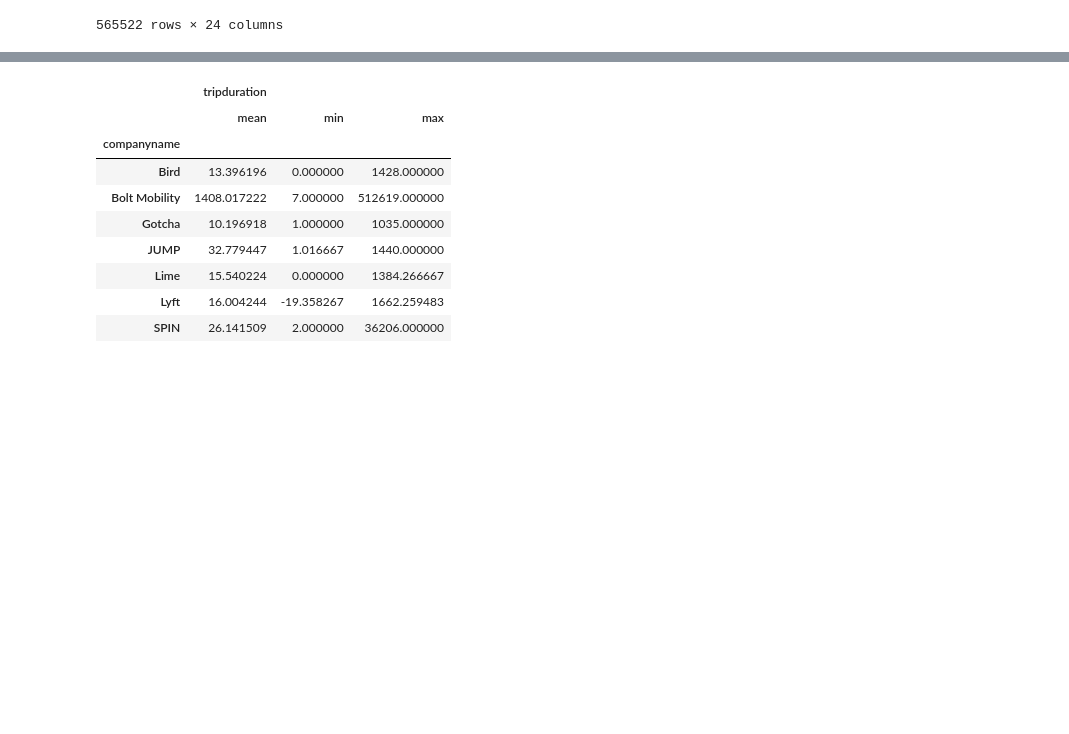
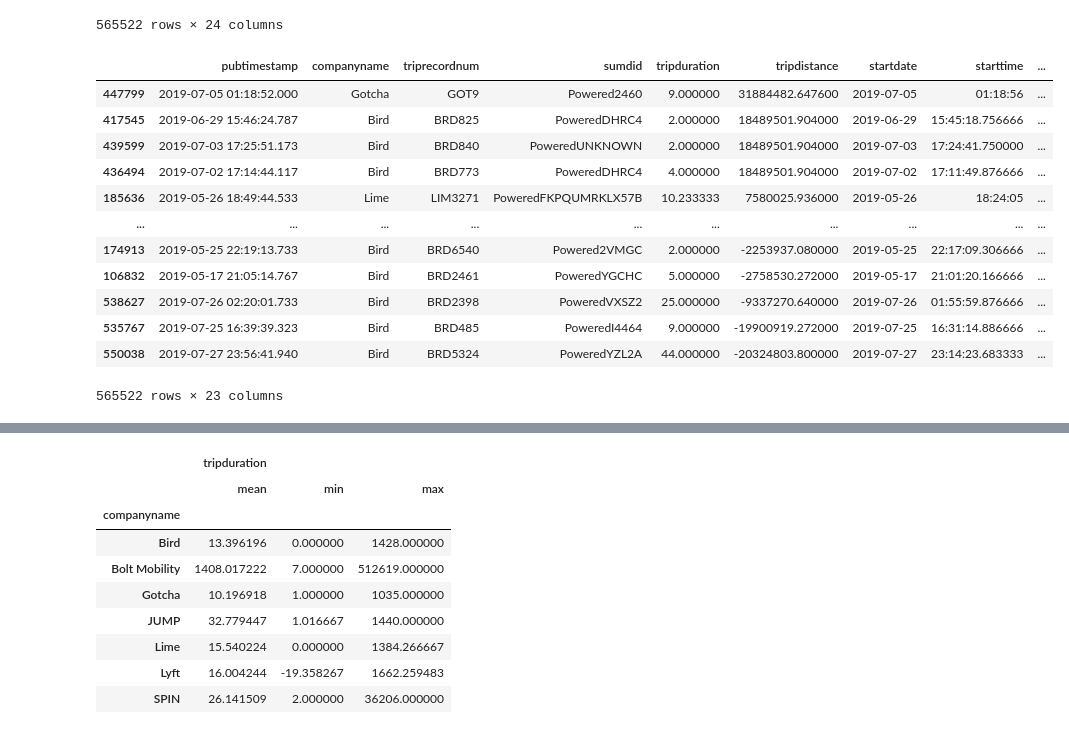
Before and after one commit to NSS-Data-Analytics-Cohort-10/scooters-group-1, a Jupyter notebook: notebooks/Scooters_AH_Final.ipynb, the cells around one changed output, grey strips where cells are left out. Drawn from its saved outputs; the diff is of its cells as text; code cells hidden in the pictures; blank space fills up the shorter version.

```diff
--- a/notebooks/Scooters_AH_Final.ipynb
+++ b/notebooks/Scooters_AH_Final.ipynb
@@ -90,7 +90,7 @@ trips_table.sort_values(by = 'endlongitude', ascending = False)
 | 493425 | 2019-07-14 17:56:59.917 | Lime | LIM800667 | PoweredIXABMYD6LNXBP | 2.000000 | 802.456129 | 2019-07-14 | 16:36:41 | ... |
 565522 rows × 22 columns
 # %%
-trips_table['zer_feet_or_under'] = np.where(trips_table['tripdistance'] > 0, False, True)
+trips_table['zero_feet_or_under'] = np.where(trips_table['tripdistance'] > 0, False, True)
 # %%
 trips_table.sort_values(by = 'tripdistance', ascending = True)
 # %% [output]
@@ -107,3 +107,21 @@ trips_table.sort_values(by = 'tripdistance', ascending = True)
 | 436494 | 2019-07-02 17:14:44.117 | Bird | BRD773 | PoweredDHRC4 | 4.000000 | 18489501.904000 | 2019-07-02 | 17:11:49.876666 | ... |
 | 447799 | 2019-07-05 01:18:52.000 | Gotcha | GOT9 | Powered2460 | 9.000000 | 31884482.647600 | 2019-07-05 | 01:18:56 | ... |
 565522 rows × 24 columns
+# %%
+trips_table_final = trips_table.drop(columns=['over_zero_feet'])
+# %%
+trips_table_final.sort_values(by = 'tripdistance', ascending = False)
+# %% [output]
+|  | pubtimestamp | companyname | triprecordnum | sumdid | tripduration | tripdistance | startdate | starttime | ... |
+| 447799 | 2019-07-05 01:18:52.000 | Gotcha | GOT9 | Powered2460 | 9.000000 | 31884482.647600 | 2019-07-05 | 01:18:56 | ... |
+| 417545 | 2019-06-29 15:46:24.787 | Bird | BRD825 | PoweredDHRC4 | 2.000000 | 18489501.904000 | 2019-06-29 | 15:45:18.756666 | ... |
+| 439599 | 2019-07-03 17:25:51.173 | Bird | BRD840 | PoweredUNKNOWN | 2.000000 | 18489501.904000 | 2019-07-03 | 17:24:41.750000 | ... |
+| 436494 | 2019-07-02 17:14:44.117 | Bird | BRD773 | PoweredDHRC4 | 4.000000 | 18489501.904000 | 2019-07-02 | 17:11:49.876666 | ... |
+| 185636 | 2019-05-26 18:49:44.533 | Lime | LIM3271 | PoweredFKPQUMRKLX57B | 10.233333 | 7580025.936000 | 2019-05-26 | 18:24:05 | ... |
+| ... | ... | ... | ... | ... | ... | ... | ... | ... | ... |
+| 174913 | 2019-05-25 22:19:13.733 | Bird | BRD6540 | Powered2VMGC | 2.000000 | -2253937.080000 | 2019-05-25 | 22:17:09.306666 | ... |
+| 106832 | 2019-05-17 21:05:14.767 | Bird | BRD2461 | PoweredYGCHC | 5.000000 | -2758530.272000 | 2019-05-17 | 21:01:20.166666 | ... |
+| 538627 | 2019-07-26 02:20:01.733 | Bird | BRD2398 | PoweredVXSZ2 | 25.000000 | -9337270.640000 | 2019-07-26 | 01:55:59.876666 | ... |
+| 535767 | 2019-07-25 16:39:39.323 | Bird | BRD485 | PoweredI4464 | 9.000000 | -19900919.272000 | 2019-07-25 | 16:31:14.886666 | ... |
+| 550038 | 2019-07-27 23:56:41.940 | Bird | BRD5324 | PoweredYZL2A | 44.000000 | -20324803.800000 | 2019-07-27 | 23:14:23.683333 | ... |
+565522 rows × 23 columns
```
Also changed, not shown: parts of 5 cells of this notebook.
